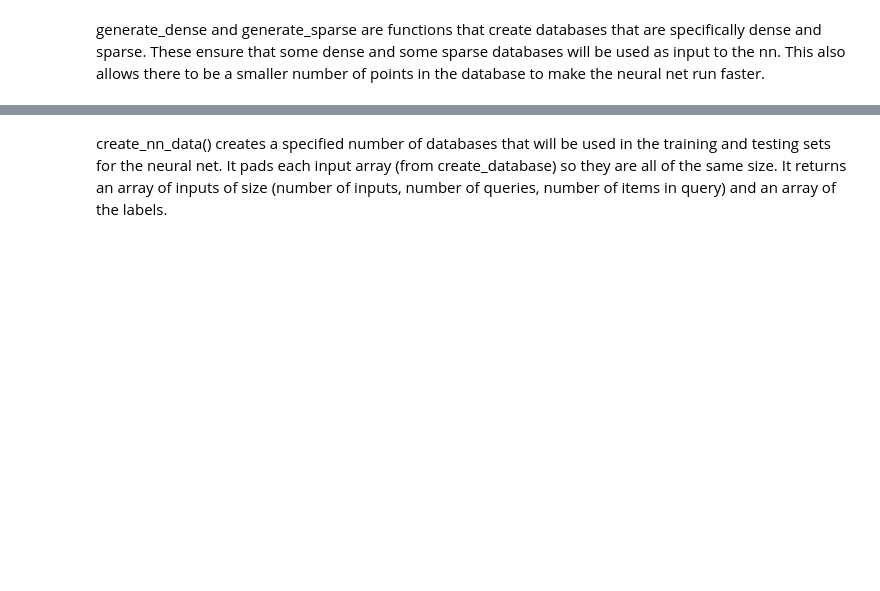
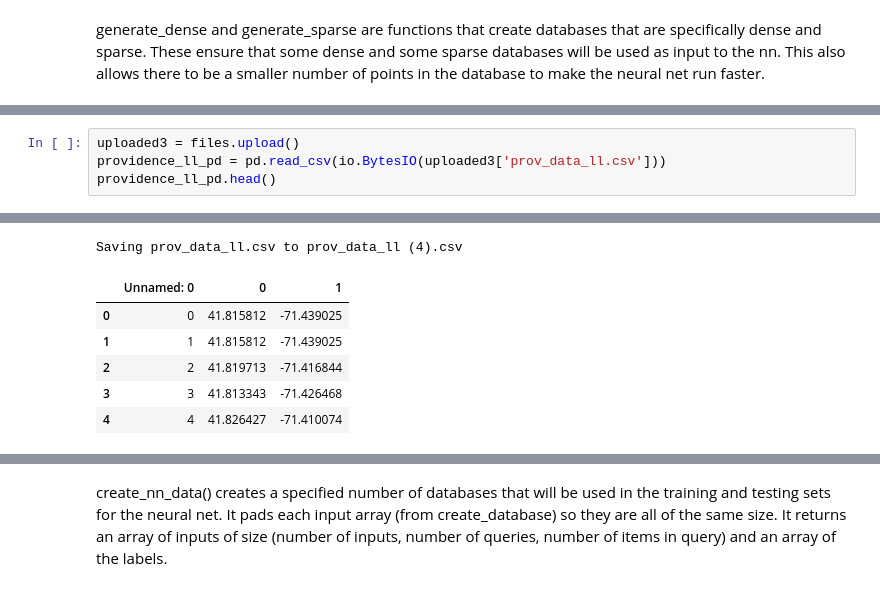
Before and after one commit to sierra187/research_fall2020, a Jupyter notebook: data_generation.ipynb, the cells around one changed output, grey strips where cells are left out. Saved outputs shown, nothing was run; the diff lists cells and outputs as text; blank space fills up the shorter version.

```diff
--- a/data_generation.ipynb
+++ b/data_generation.ipynb
@@ -250,0 +251,5 @@ Saving Providence_Police_log3.csv to Providence_Police_log3 (1).csv
+# %%
+uploaded3 = files.upload()
+providence_ll_pd = pd.read_csv(io.BytesIO(uploaded3['prov_data_ll.csv']))
+providence_ll_pd.head()
+# %% [output]
@@ -251 +257,8 @@ Saving Providence_Police_log3.csv to Providence_Police_log3 (1).csv
+Saving prov_data_ll.csv to prov_data_ll (4).csv
+|  | Unnamed: 0 | 0 | 1 |
+| 0 | 0 | 41.815812 | -71.439025 |
+| 1 | 1 | 41.815812 | -71.439025 |
+| 2 | 2 | 41.819713 | -71.416844 |
+| 3 | 3 | 41.813343 | -71.426468 |
+| 4 | 4 | 41.826427 | -71.410074 |
 # %%
```
Also changed, not shown: parts of 14 cells of this notebook.
